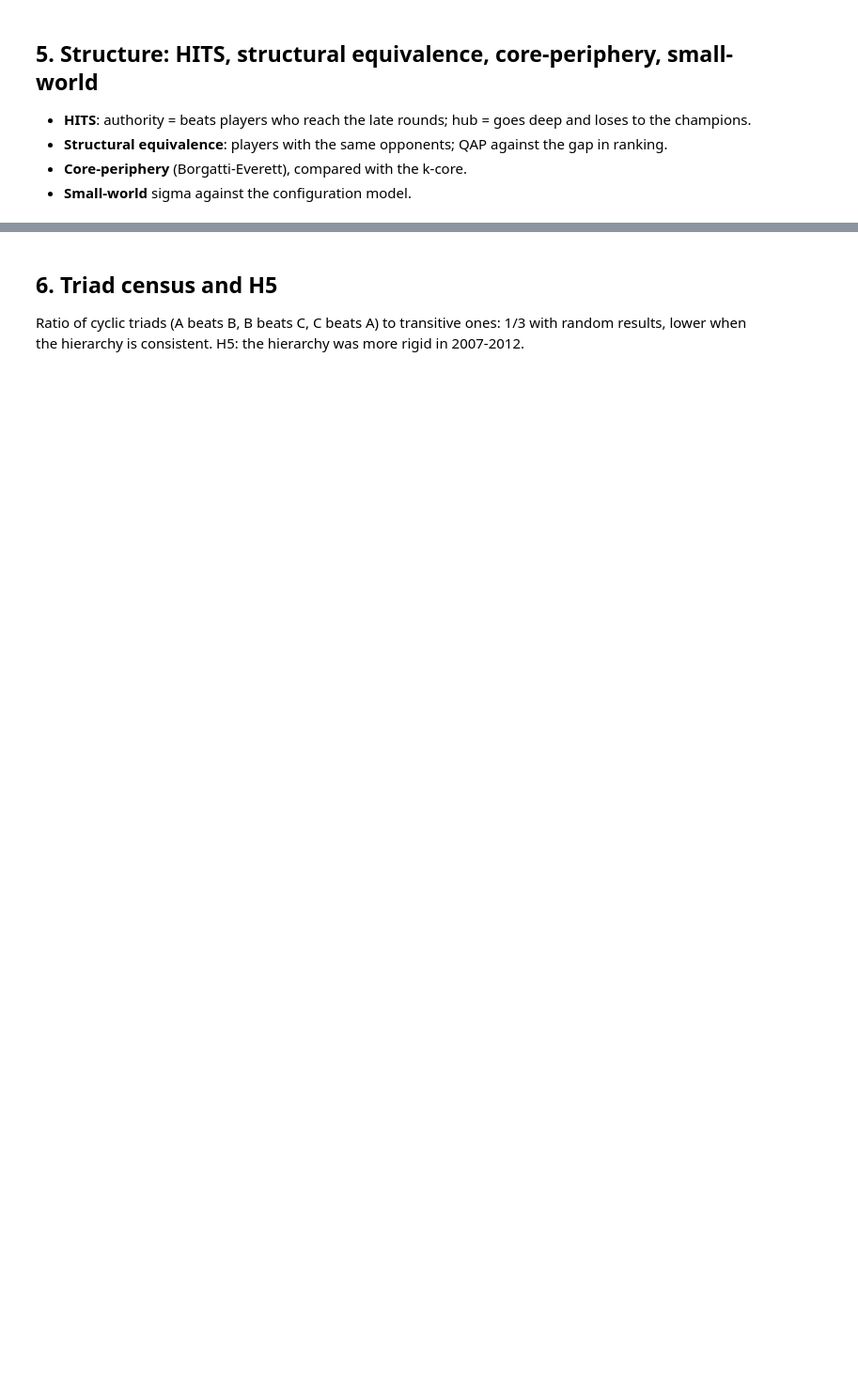
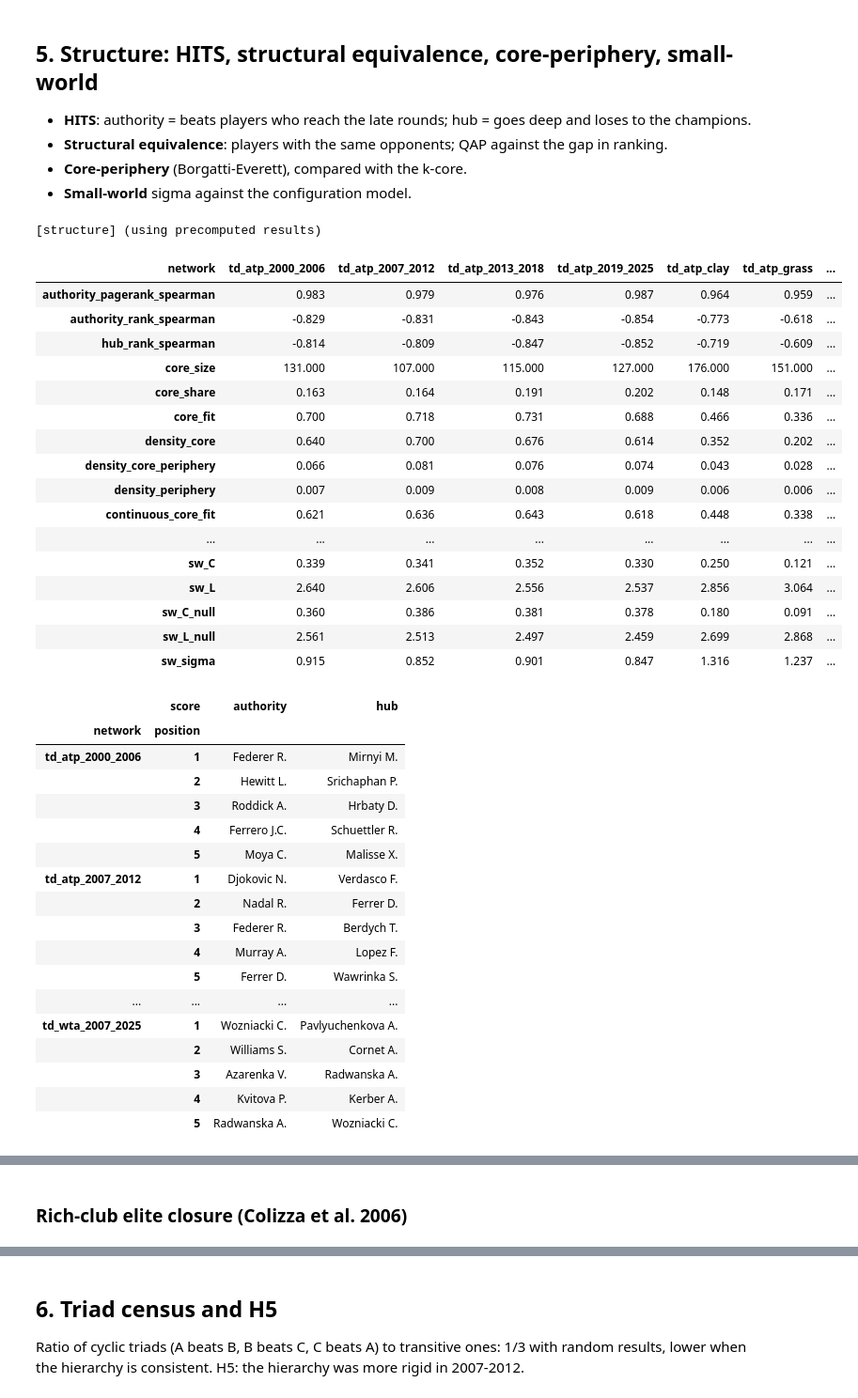
Before and after one commit to FrancescoCastaldi/tennis-network-analysis, a Jupyter notebook: notebooks/full_pipeline.ipynb, the cells around one changed output, grey strips where cells are left out. Shown at 94% size. Drawn from its saved outputs; the diff is of its cells as text; code cells hidden in the pictures; blank space fills up the shorter version.

```diff
--- a/notebooks/full_pipeline.ipynb
+++ b/notebooks/full_pipeline.ipynb
@@ -127,6 +215,46 @@ display(table("null_undirected.csv").pivot(index="network", columns="statistic",
 # %%
 run("structure")
 display(table("structure_summary.csv", index_col="network").T)
 hits = table("hits_top10.csv")
 display(hits[hits["position"] <= 5].pivot(index=["network", "position"], columns="score", values="player"))
 display(table("structural_equivalence_pairs.csv").groupby("network").head(3))
+if (TABLES / "rich_club_summary.csv").exists():
+    display(Markdown("### Rich-club elite closure (Colizza et al. 2006)"))
+    display(table("rich_club_summary.csv"))
+# %% [output]
+[structure] (using precomputed results)
+| network | td_atp_2000_2006 | td_atp_2007_2012 | td_atp_2013_2018 | td_atp_2019_2025 | td_atp_clay | td_atp_grass | ... |
+| authority_pagerank_spearman | 0.983 | 0.979 | 0.976 | 0.987 | 0.964 | 0.959 | ... |
+| authority_rank_spearman | -0.829 | -0.831 | -0.843 | -0.854 | -0.773 | -0.618 | ... |
+| hub_rank_spearman | -0.814 | -0.809 | -0.847 | -0.852 | -0.719 | -0.609 | ... |
+| core_size | 131.000 | 107.000 | 115.000 | 127.000 | 176.000 | 151.000 | ... |
+| core_share | 0.163 | 0.164 | 0.191 | 0.202 | 0.148 | 0.171 | ... |
+| core_fit | 0.700 | 0.718 | 0.731 | 0.688 | 0.466 | 0.336 | ... |
+| density_core | 0.640 | 0.700 | 0.676 | 0.614 | 0.352 | 0.202 | ... |
+| density_core_periphery | 0.066 | 0.081 | 0.076 | 0.074 | 0.043 | 0.028 | ... |
+| density_periphery | 0.007 | 0.009 | 0.008 | 0.009 | 0.006 | 0.006 | ... |
+| continuous_core_fit | 0.621 | 0.636 | 0.643 | 0.618 | 0.448 | 0.338 | ... |
+| ... | ... | ... | ... | ... | ... | ... | ... |
+| sw_C | 0.339 | 0.341 | 0.352 | 0.330 | 0.250 | 0.121 | ... |
+| sw_L | 2.640 | 2.606 | 2.556 | 2.537 | 2.856 | 3.064 | ... |
+| sw_C_null | 0.360 | 0.386 | 0.381 | 0.378 | 0.180 | 0.091 | ... |
+| sw_L_null | 2.561 | 2.513 | 2.497 | 2.459 | 2.699 | 2.868 | ... |
+| sw_sigma | 0.915 | 0.852 | 0.901 | 0.847 | 1.316 | 1.237 | ... |
+|  | score | authority | hub |
+| network | position |  |  |
+| td_atp_2000_2006 | 1 | Federer R. | Mirnyi M. |
+|  | 2 | Hewitt L. | Srichaphan P. |
+|  | 3 | Roddick A. | Hrbaty D. |
+|  | 4 | Ferrero J.C. | Schuettler R. |
+|  | 5 | Moya C. | Malisse X. |
+| td_atp_2007_2012 | 1 | Djokovic N. | Verdasco F. |
+|  | 2 | Nadal R. | Ferrer D. |
+|  | 3 | Federer R. | Berdych T. |
+|  | 4 | Murray A. | Lopez F. |
+|  | 5 | Ferrer D. | Wawrinka S. |
+| ... | ... | ... | ... |
+| td_wta_2007_2025 | 1 | Wozniacki C. | Pavlyuchenkova A. |
+|  | 2 | Williams S. | Cornet A. |
+|  | 3 | Azarenka V. | Radwanska A. |
+|  | 4 | Kvitova P. | Kerber A. |
+|  | 5 | Radwanska A. | Wozniacki C. |
@@ -132,0 +278 @@ display(table("structural_equivalence_pairs.csv").groupby("network").head(3))
+### Rich-club elite closure (Colizza et al. 2006)
```
Also changed, not shown: parts of 12 cells of this notebook, 1 other file.
